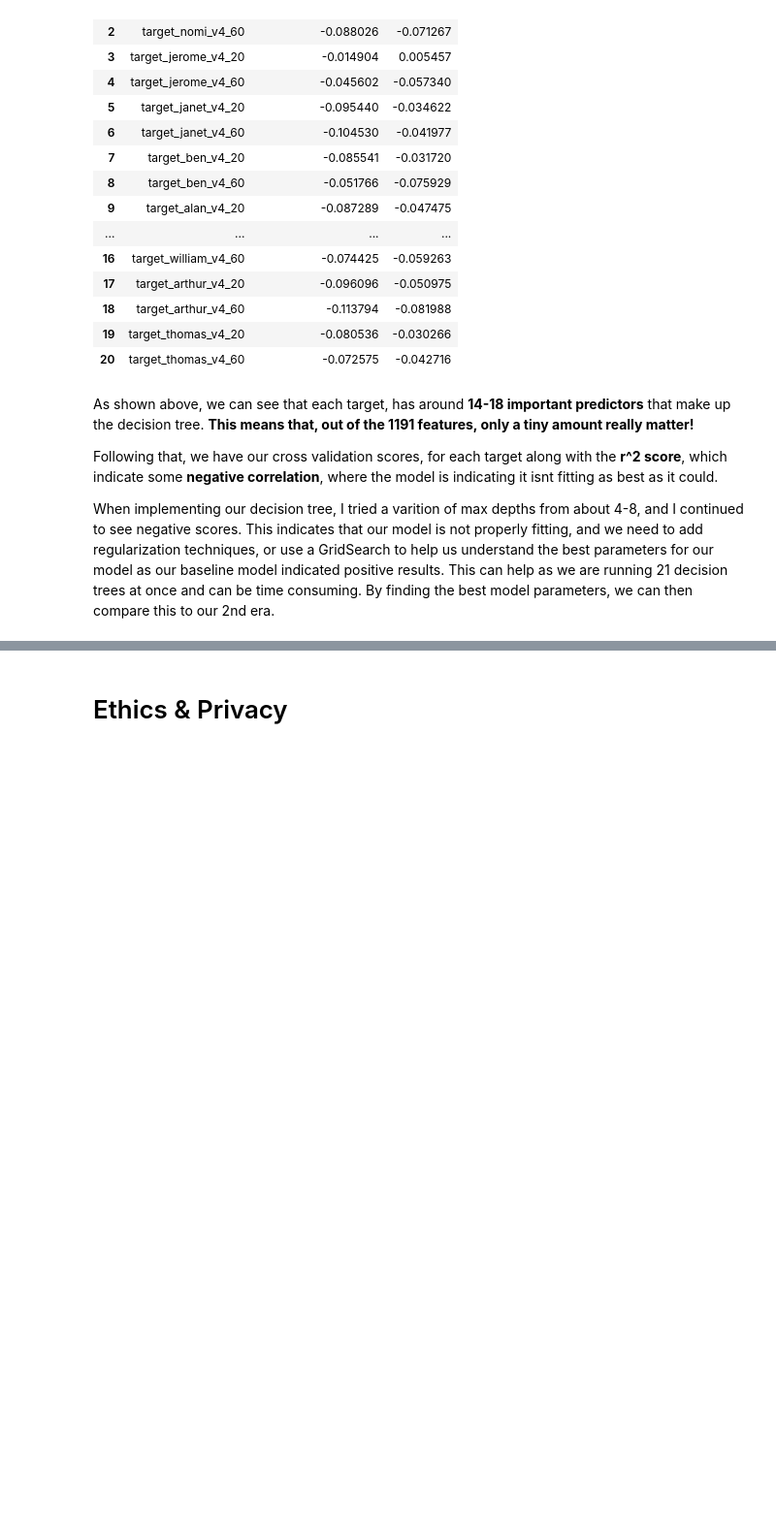
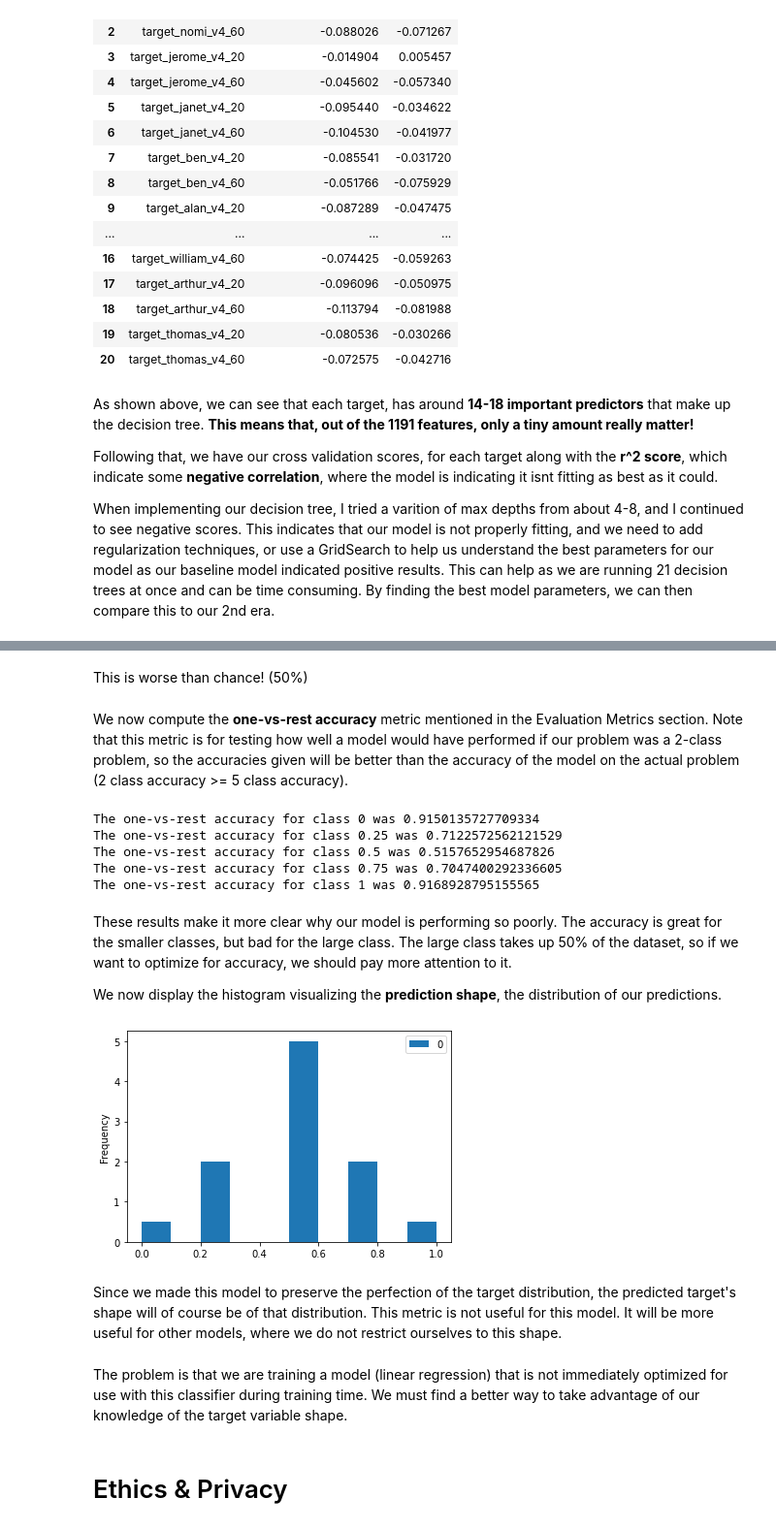
Before and after one commit to COGS118A/Group038-Sp22, a Jupyter notebook: Checkpoint_group038.ipynb, the cells around one changed output, grey strips where cells are left out. Shown: that part at 97% size. Cells and saved outputs as stored; diff of their text form; code cells hidden in the pictures; blank space fills up the shorter version.

```diff
--- a/Checkpoint_group038.ipynb
+++ b/Checkpoint_group038.ipynb
@@ -406,0 +447,2 @@ When implementing our decision tree, I tried a varition of max depths from about
+# %%
+era_2_reg_predictions = reg.predict(X_2.reset_index().drop(columns='index'))
@@ -406,0 +464,9 @@ When implementing our decision tree, I tried a varition of max depths from about
+# %%
+era_2_percentiles = [np.percentile(era_2_reg_predictions, i) for i in [5,25,75,95,100]]
+# %%
+def classify_reg_prediction(reg_prediction, percentiles=era_2_percentiles):
+    for i in range(5):
+        if reg_prediction<=percentiles[i]:
+            return i/4
+# %%
+era_2_class_predictions = era_2_reg_predictions.apply(classify_reg_prediction)
@@ -406,0 +477,4 @@ When implementing our decision tree, I tried a varition of max depths from about
+# %% [markdown]
+This is worse than chance! (50%)
+# %% [markdown]
+We now compute the **one-vs-rest accuracy** metric mentioned in the Evaluation Metrics section. Note that this metric is for testing how well a model would have performed if our problem was a 2-class problem, so the accuracies given will be better than the accuracy of the model on the actual problem (2 class accuracy >= 5 class accuracy).
@@ -407,3 +486,23 @@ When implementing our decision tree, I tried a varition of max depths from about
+# %%
+one_vs_rest_accuracy(y_2.reset_index().get('target'), era_2_class_predictions)
+# %% [output]
+The one-vs-rest accuracy for class 0 was 0.9150135727709334
+The one-vs-rest accuracy for class 0.25 was 0.7122572562121529
+The one-vs-rest accuracy for class 0.5 was 0.5157652954687826
+The one-vs-rest accuracy for class 0.75 was 0.7047400292336605
+The one-vs-rest accuracy for class 1 was 0.9168928795155565
+# %% [markdown]
+These results make it more clear why our model is performing so poorly. The accuracy is great for the smaller classes, but bad for the large class. The large class takes up 50% of the dataset, so if we want to optimize for accuracy, we should pay more attention to it.
+
+We now display the histogram visualizing the **prediction shape**, the distribution of our predictions.
+# %%
+pd.DataFrame(era_2_class_predictions).plot(kind='hist',density=True);
+# %% [output]
+[figure, added]
+# %% [markdown]
+Since we made this model to preserve the perfection of the target distribution, the predicted target's shape will of course be of that distribution. This metric is not useful for this model. It will be more useful for other models, where we do not restrict ourselves to this shape.
+# %% [markdown]
+The problem is that we are training a model (linear regression) that is not immediately optimized for use with this classifier during training time. We must find a better way to take advantage of our knowledge of the target variable shape.
 # %% [markdown]
 # Ethics & Privacy
 # %% [markdown]
```
Also changed, not shown: parts of 18 cells of this notebook.
